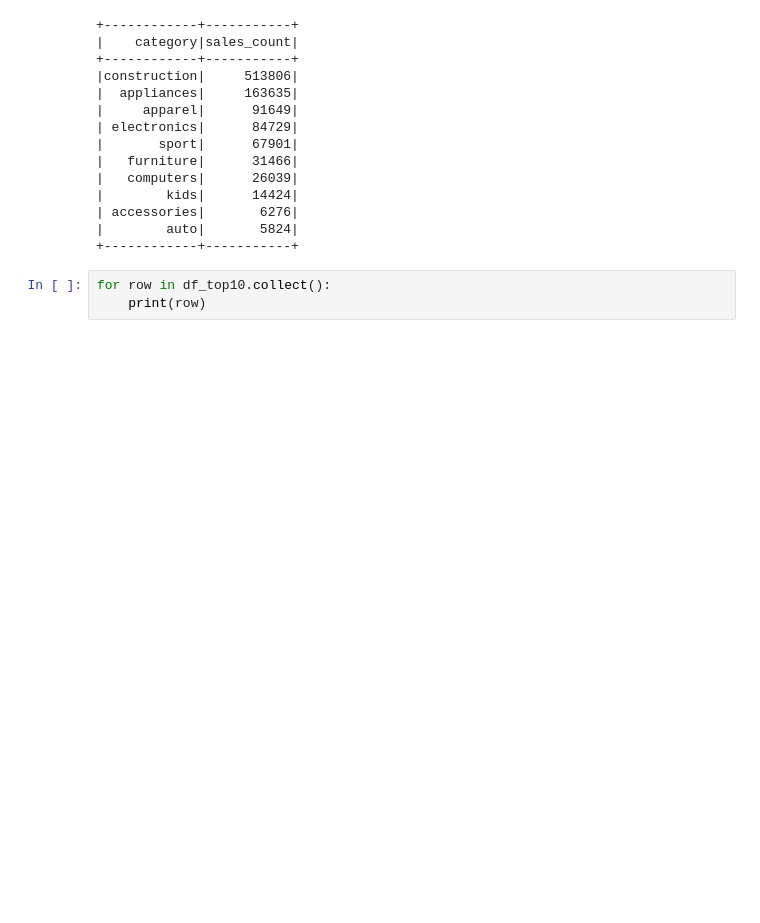
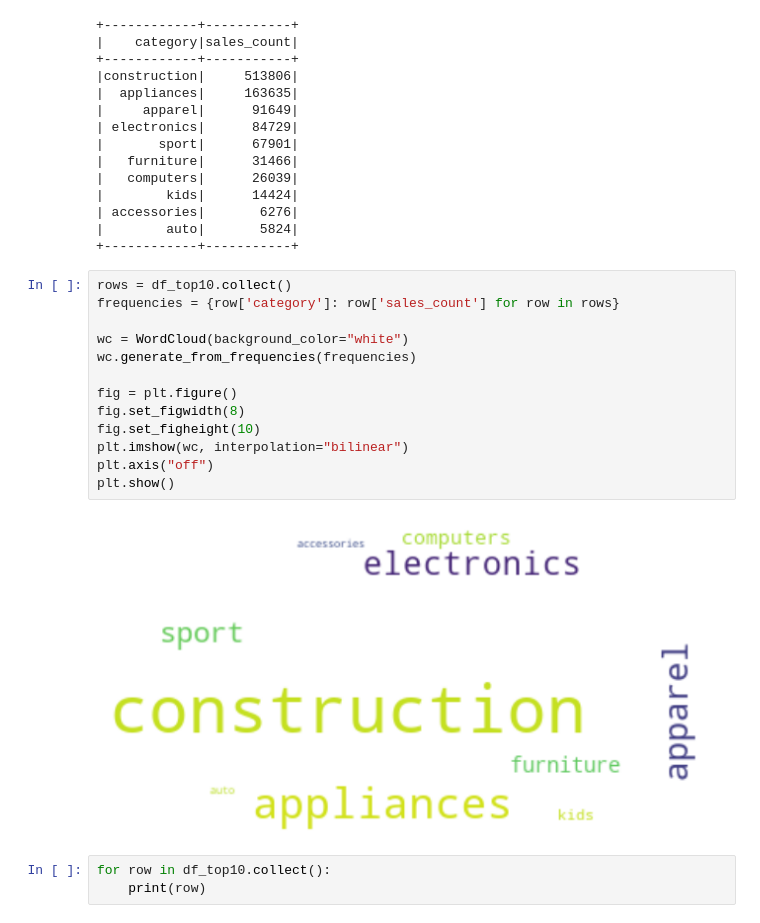
Before and after one commit to yanazlatanova/E-commerce, a Jupyter notebook: eCommerce_DEC_Queries.ipynb, the cells around one changed output. Saved outputs shown, nothing was run; the diff lists cells and outputs as text; blank space fills up the shorter version.

```diff
--- a/eCommerce_DEC_Queries.ipynb
+++ b/eCommerce_DEC_Queries.ipynb
@@ -101,6 +106,21 @@ df_top10.show()
 | accessories|       6276|
 |        auto|       5824|
 +------------+-----------+
+# %%
+rows = df_top10.collect()
+frequencies = {row['category']: row['sales_count'] for row in rows}
+
+wc = WordCloud(background_color="white")
+wc.generate_from_frequencies(frequencies)
+
+fig = plt.figure()
+fig.set_figwidth(8)
+fig.set_figheight(10)
+plt.imshow(wc, interpolation="bilinear")
+plt.axis("off")
+plt.show()
+# %% [output]
+[figure, added]
 # %%
 for row in df_top10.collect():
     print(row)
```
Also changed, not shown: parts of 4 cells of this notebook.
